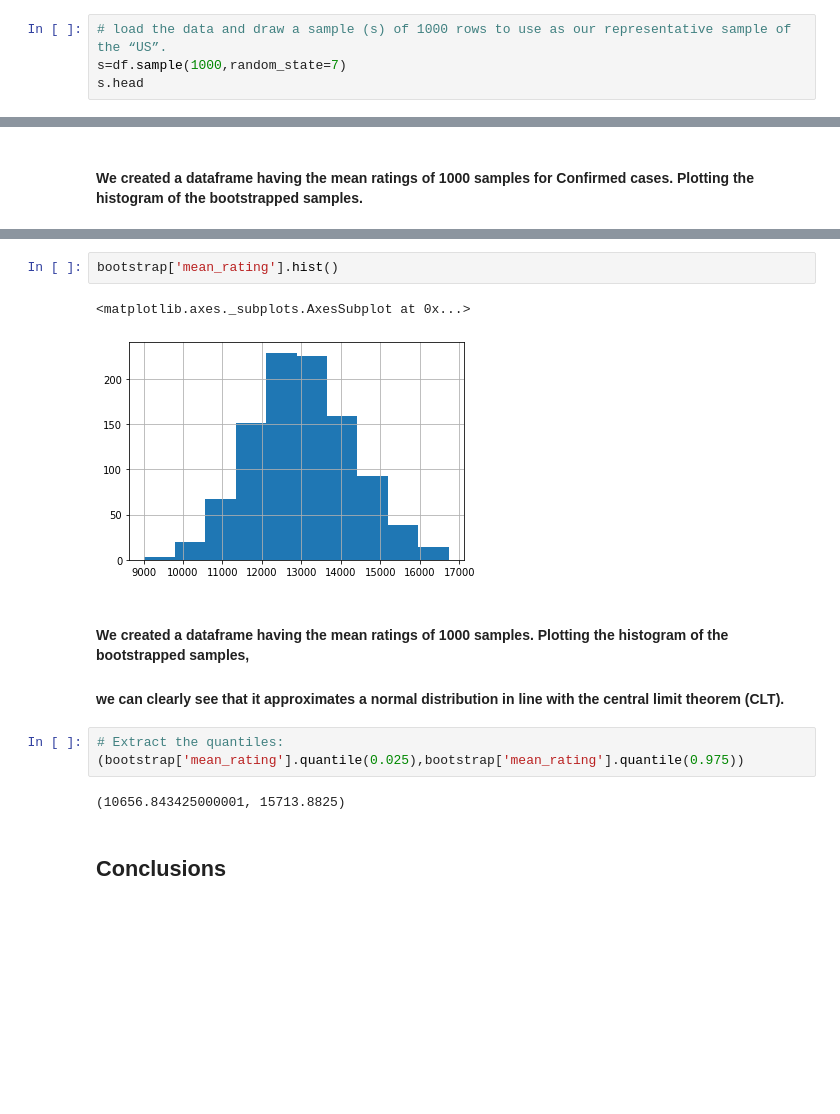
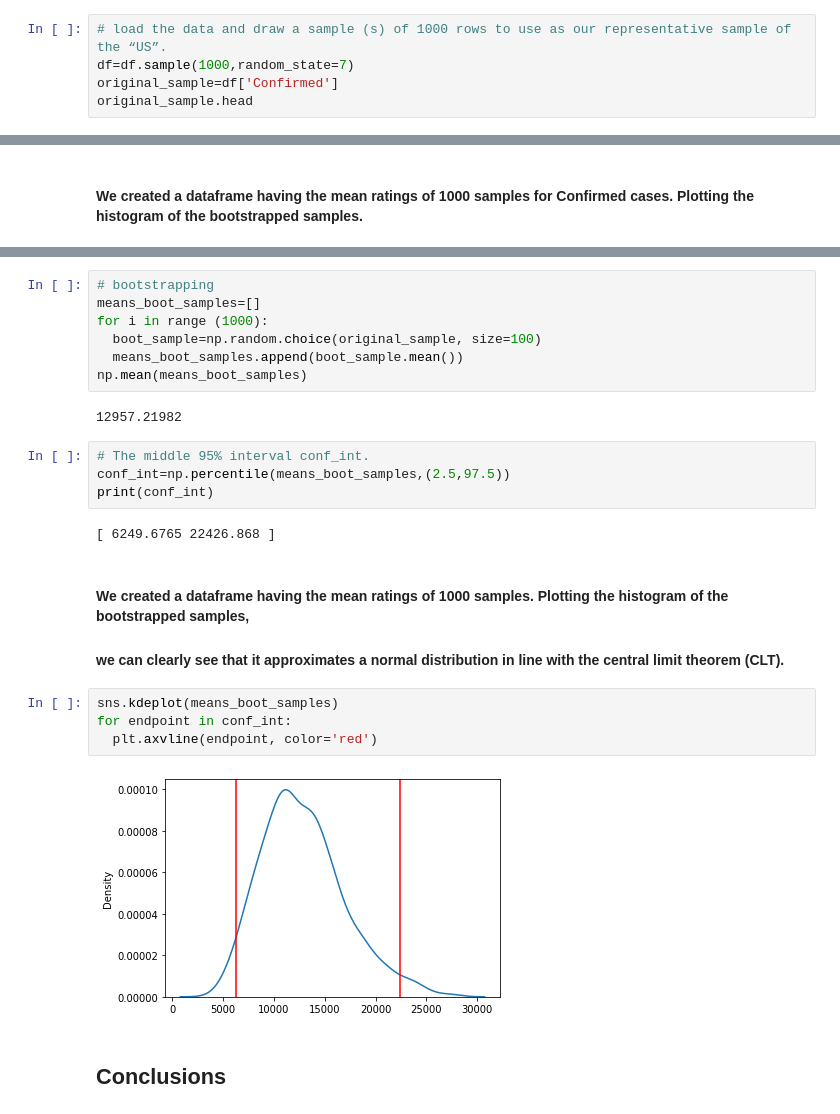
Before and after one commit to dmkim0001/Group2_Project1, a Jupyter notebook: project1_group2.ipynb, the cells around one changed output, grey strips where cells are left out. Drawn from its saved outputs; the diff is of its cells as text; blank space fills up the shorter version.

```diff
--- a/project1_group2.ipynb
+++ b/project1_group2.ipynb
@@ -386,6 +390,7 @@ dtypes: int64(3), object(2)
 memory usage: 241.1 KB
 # %%
 # load the data and draw a sample (s) of 1000 rows to use as our representative sample of the “US”.
-s=df.sample(1000,random_state=7)
-s.head
+df=df.sample(1000,random_state=7)
+original_sample=df['Confirmed']
+original_sample.head
 # %% [output]
@@ -455,16 +438,27 @@ bootstrap
-# %%
-bootstrap['mean_rating'].hist()
-# %% [output]
-<matplotlib.axes._subplots.AxesSubplot at 0x...>
-[figure, removed]
+# %%
+# bootstrapping
+means_boot_samples=[]
+for i in range (1000):
+  boot_sample=np.random.choice(original_sample, size=100)
+  means_boot_samples.append(boot_sample.mean())
+np.mean(means_boot_samples)
+# %% [output]
+12957.21982
+# %%
+# The middle 95% interval conf_int.
+conf_int=np.percentile(means_boot_samples,(2.5,97.5))
+print(conf_int)
+# %% [output]
+[ 6249.6765 22426.868 ]
 # %% [markdown]
 #### We created a dataframe having the mean ratings of 1000 samples. Plotting the histogram of the bootstrapped samples,
 #### we can clearly see that it approximates a normal distribution in line with the central limit theorem (CLT).
-# %%
-# Extract the quantiles:
-(bootstrap['mean_rating'].quantile(0.025),bootstrap['mean_rating'].quantile(0.975))
-# %% [output]
-(10656.843425000001, 15713.8825)
+# %%
+sns.kdeplot(means_boot_samples)
+for endpoint in conf_int:
+  plt.axvline(endpoint, color='red')
+# %% [output]
+[figure, added]
 # %% [markdown]
 ## Conclusions
 # %% [markdown]
```
Also changed, not shown: parts of 5 cells of this notebook.
